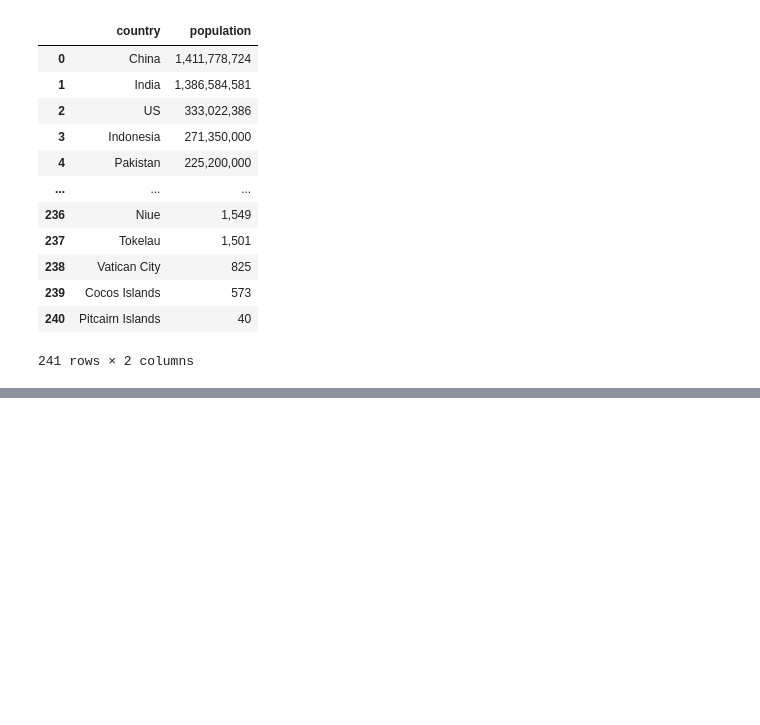
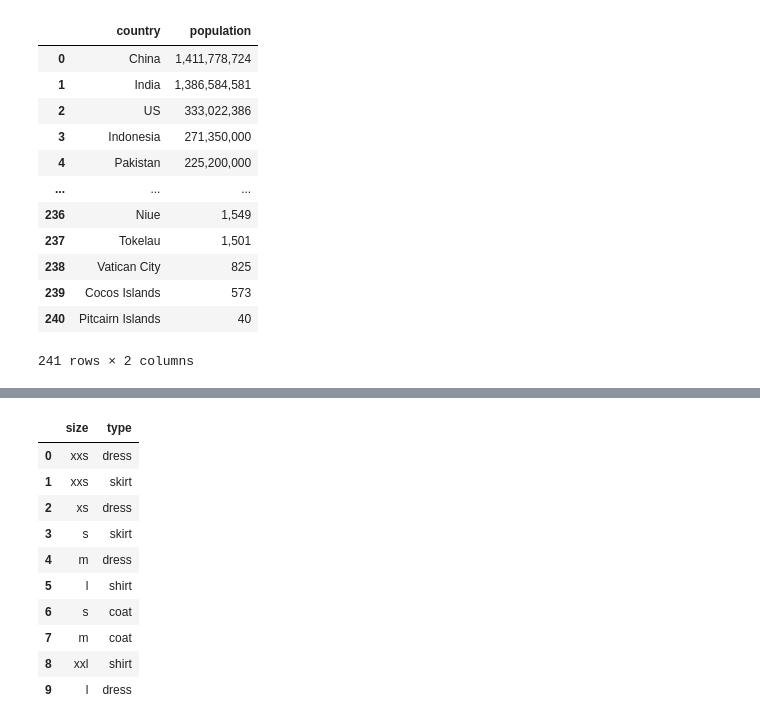
Before and after one commit to merrysam/Study, a Jupyter notebook: PY_EDA_3/theory.ipynb, the cells around one changed output, grey strips where cells are left out. Drawn from its saved outputs; the diff is of its cells as text; code cells hidden in the pictures; blank space fills up the shorter version.

```diff
--- a/PY_EDA_3/theory.ipynb
+++ b/PY_EDA_3/theory.ipynb
@@ -48,0 +126,28 @@ data_area[data_area['title']== 'Gård 2014 Grand Klasse Reserve Lawrence Vineyar
+# %%
+clothing_list = [
+    ['xxs', 'dress'],
+    ['xxs', 'skirt'],
+    ['xs', 'dress'],
+    ['s', 'skirt'],
+    ['m', 'dress'],
+    ['l', 'shirt'],
+    ['s', 'coat'],
+    ['m', 'coat'],
+    ['xxl', 'shirt'],
+    ['l', 'dress']
+]
+
+clothing = pd.DataFrame(clothing_list, columns = ['size',  'type'])
+clothing
+# %% [output]
+|  | size | type |
+| 0 | xxs | dress |
+| 1 | xxs | skirt |
+| 2 | xs | dress |
+| 3 | s | skirt |
+| 4 | m | dress |
+| 5 | l | shirt |
+| 6 | s | coat |
+| 7 | m | coat |
+| 8 | xxl | shirt |
+| 9 | l | dress |
```
Also changed, not shown: parts of 8 cells of this notebook.
